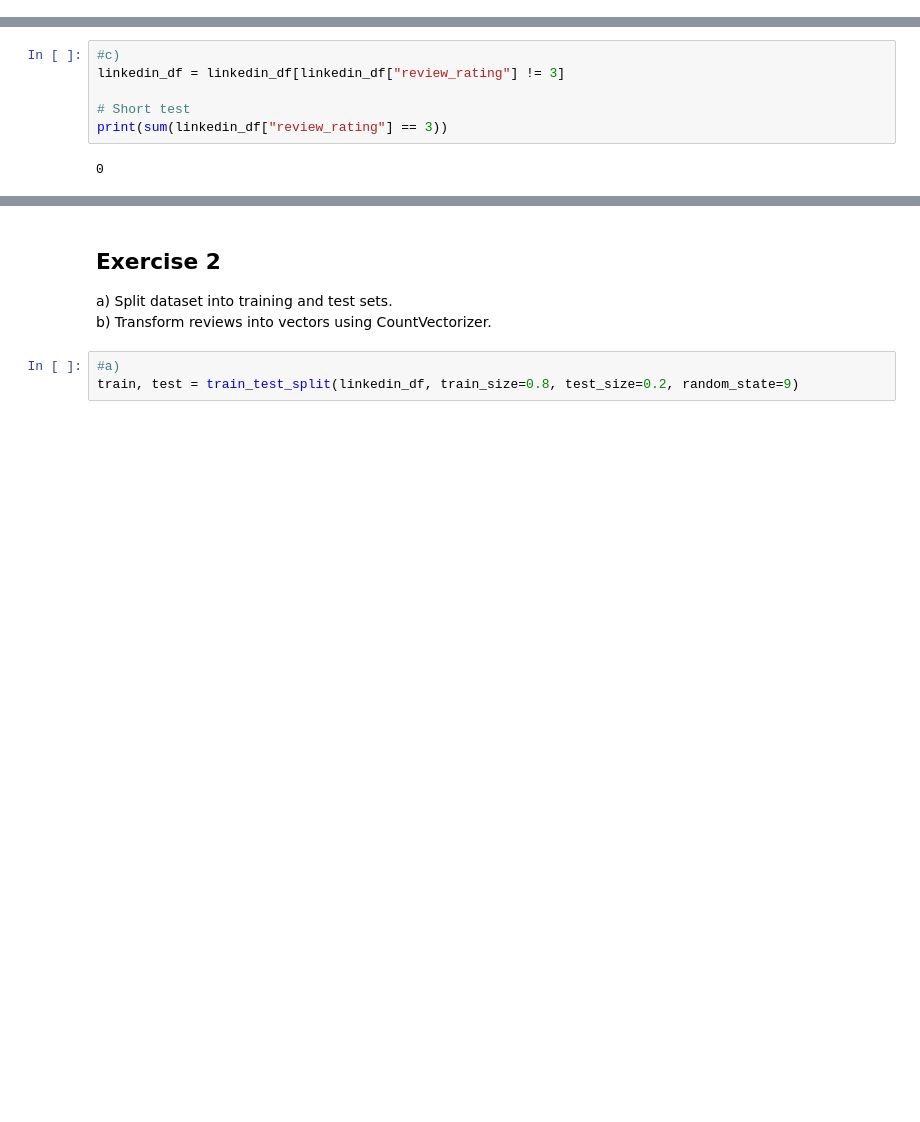
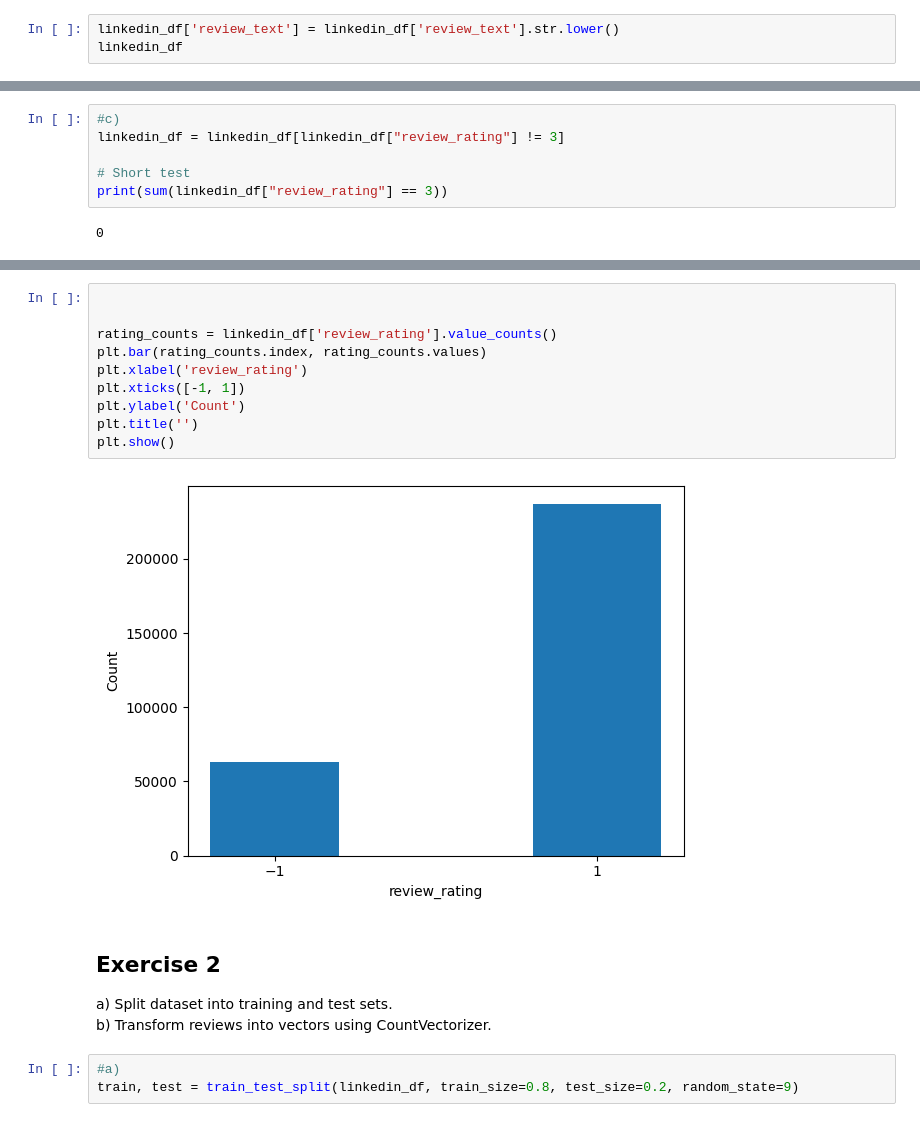
Before and after one commit to qojigedou/data_science, a Jupyter notebook: Optional_assignment_4_with_code.ipynb, the cells around one changed output, grey strips where cells are left out. Saved outputs shown, nothing was run; the diff lists cells and outputs as text; blank space fills up the shorter version.

```diff
--- a/Optional_assignment_4_with_code.ipynb
+++ b/Optional_assignment_4_with_code.ipynb
@@ -69,0 +89,3 @@ None
+# %%
+linkedin_df['review_text'] = linkedin_df['review_text'].str.lower()
+linkedin_df
@@ -111,3 +152,15 @@ sum(linkedin_df["review_rating"]**2 != 1)
+# %%
+
+
+rating_counts = linkedin_df['review_rating'].value_counts()
+plt.bar(rating_counts.index, rating_counts.values)
+plt.xlabel('review_rating')
+plt.xticks([-1, 1])
+plt.ylabel('Count')
+plt.title('')
+plt.show()
+# %% [output]
+[figure, added]
 # %% [markdown]
 ## Exercise 2
 a) Split dataset into training and test sets.
```
Also changed, not shown: parts of 5 cells of this notebook.
